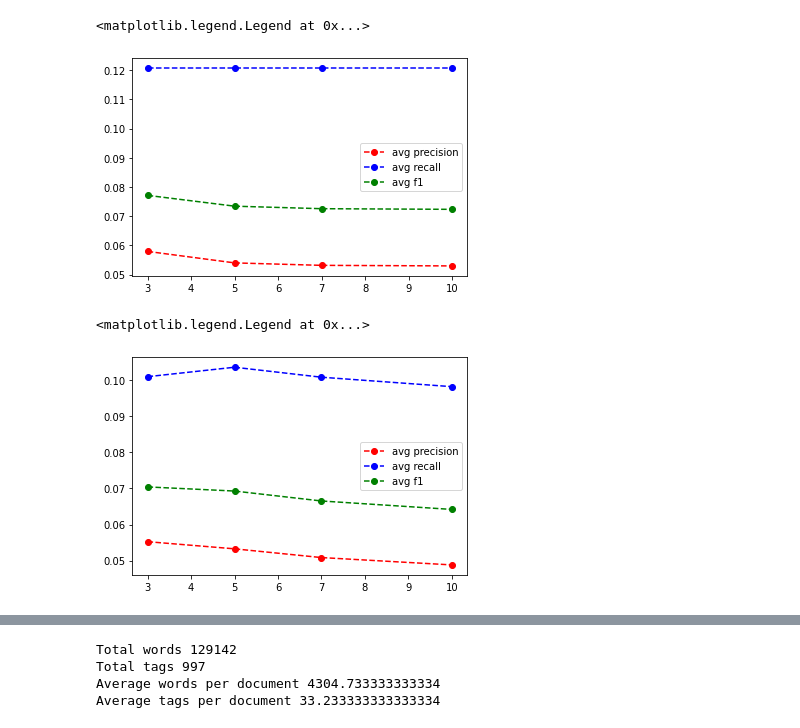
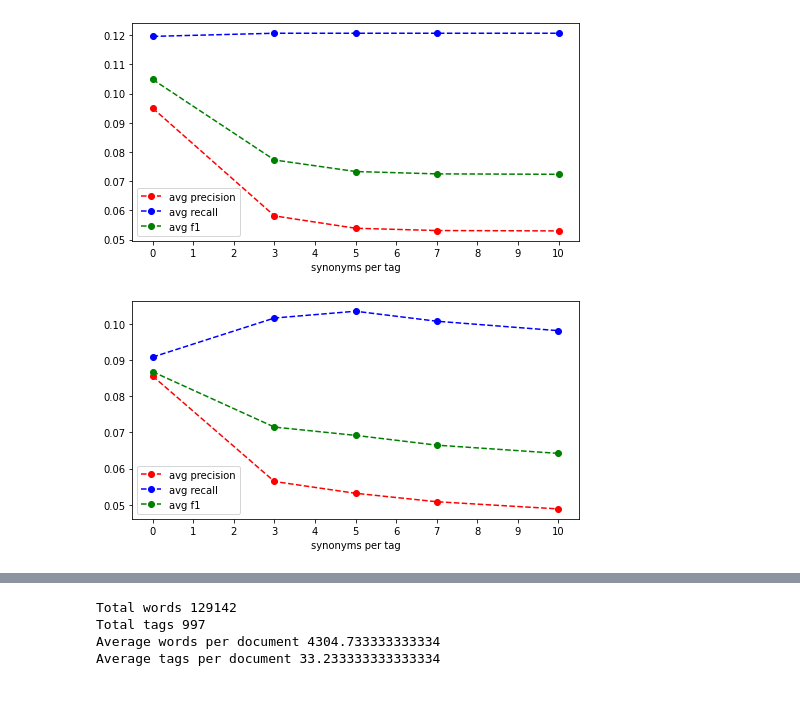
Before and after one commit to GuilhermeCaeiro/gtaglib, a Jupyter notebook: plots.ipynb, the cells around one changed output, grey strips where cells are left out. Drawn from its saved outputs; the diff is of its cells as text; code cells hidden in the pictures; blank space fills up the shorter version.

```diff
--- a/plots.ipynb
+++ b/plots.ipynb
@@ -6,5 +6,5 @@ import glob
 from nltk.tokenize import RegexpTokenizer
 import os
 # %%
-results = pd.read_csv("results/test_results.csv", sep=",")
+results = pd.read_csv("results/test_results_bigger.csv", sep=",")
 # %%
@@ -26,0 +28,5 @@ results
+# %%
+# In method 2, classifying the case with no expansion as having expansion of 0, to make it easier to evaluate together with the other results for the same method.
+results.loc[results.expand == False, "max_addition"] = 0
+results.loc[results.expand == False, "expand"] = True
+results
@@ -45,19 +71,31 @@ _2_d_e
 # %%
+#fig, ax = plt.subplots()
+plt.figure(figsize=(8,4))
+
 plt.plot(_2_a_e["max_addition"], _2_a_e["avg_precision"], linestyle="--", marker="o", color="red", label="avg precision")
 plt.plot(_2_a_e["max_addition"], _2_a_e["avg_recall"], linestyle="--", marker="o", color="blue", label="avg recall")
 plt.plot(_2_a_e["max_addition"], _2_a_e["avg_f1"], linestyle="--", marker="o", color="green", label="avg f1")
+plt.xticks([0,1,2,3,4,5,6,7,8,9,10])
 plt.legend()
+plt.xlabel("synonyms per tag")
+
+#annotate_plot(ax, _2_a_e["max_addition"].tolist(), _2_a_e["avg_precision"].tolist(), _2_a_e["avg_precision"].tolist())
+plt.savefig("results/method2_abstract_expand_0_3_5_7_10.png", dpi=150)
 # %% [output]
-<matplotlib.legend.Legend at 0x...>
-[figure, old version]
+[figure, new version]
 # %%
+plt.figure(figsize=(8,4))
+
 plt.plot(_2_d_e["max_addition"], _2_d_e["avg_precision"], linestyle="--", marker="o", color="red", label="avg precision")
 plt.plot(_2_d_e["max_addition"], _2_d_e["avg_recall"], linestyle="--", marker="o", color="blue", label="avg recall")
 plt.plot(_2_d_e["max_addition"], _2_d_e["avg_f1"], linestyle="--", marker="o", color="green", label="avg f1")
+plt.xticks([0,1,2,3,4,5,6,7,8,9,10])
 plt.legend()
+plt.xlabel("synonyms per tag")
+
+plt.savefig("results/method2_differential_expand_0_3_5_7_10.png", dpi=150)
 # %% [output]
-<matplotlib.legend.Legend at 0x...>
-[figure, old version]
+[figure, new version]
 # %%
 _1_a = results[(results["method"] == 1) & (results["type"] == "abstract")]
 _1_a
```
Also changed, not shown: parts of 5 cells of this notebook, 2 other files.
